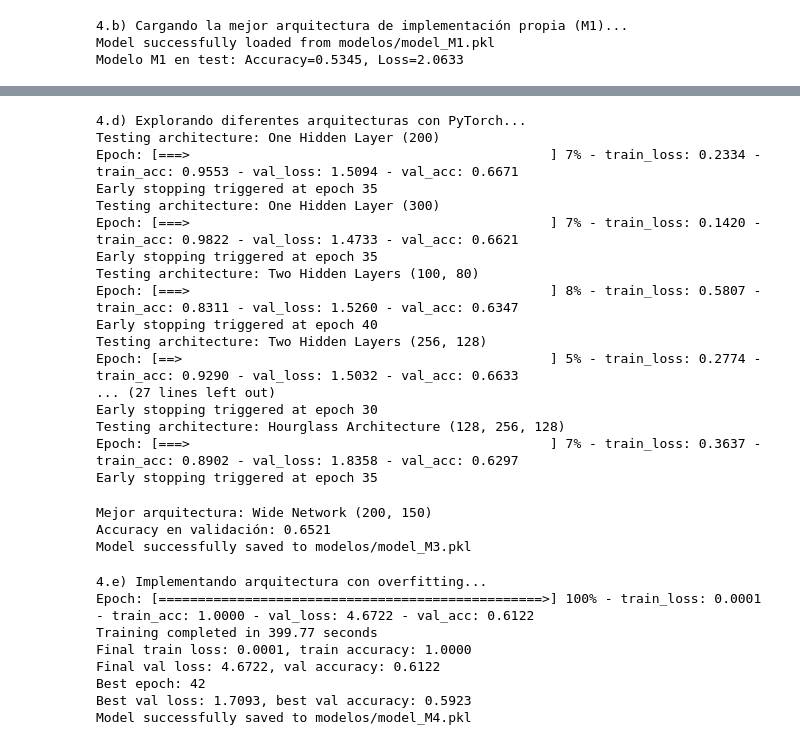
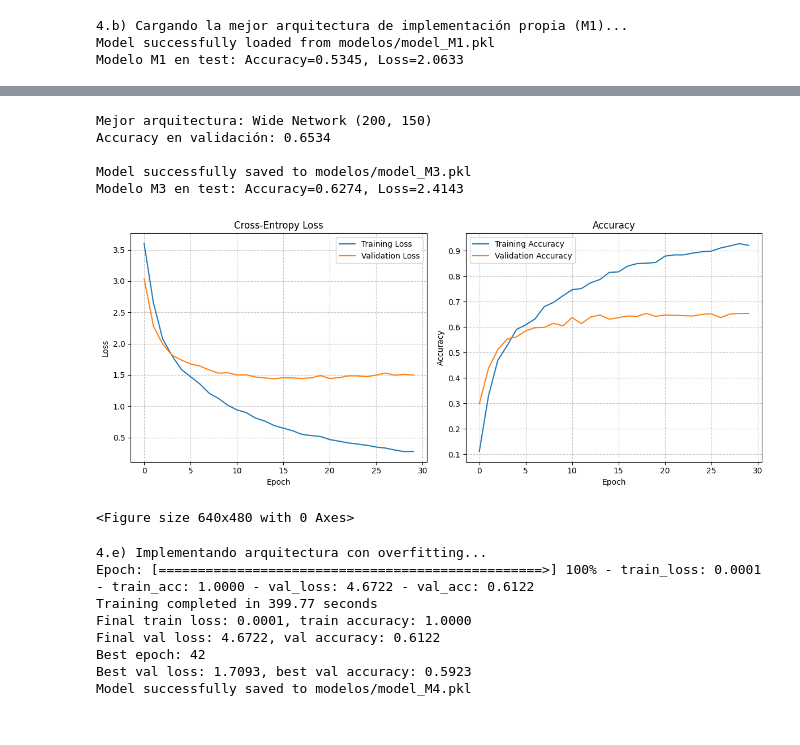
Before and after one commit to elianaostro/ML, a Jupyter notebook: Ostrovsky_Eliana_TP3 copy/Ostrovsky_Eliana_Notebook_TP3.ipynb, the cells around one changed output, grey strips where cells are left out. Drawn from its saved outputs; the diff is of its cells as text; code cells hidden in the pictures.

```diff
--- a/Ostrovsky_Eliana_TP3 copy/Ostrovsky_Eliana_Notebook_TP3.ipynb
+++ b/Ostrovsky_Eliana_TP3 copy/Ostrovsky_Eliana_Notebook_TP3.ipynb
@@ -727,70 +734,23 @@ Early stopping triggered at epoch 37
-# %%
-print("\n4.d) Explorando diferentes arquitecturas con PyTorch...")
-
-architectures = [
-    {'name': 'One Hidden Layer (200)', 'layer_sizes': [input_size, 200, output_size]},
-    {'name': 'One Hidden Layer (300)', 'layer_sizes': [input_size, 300, output_size]},
-    {'name': 'Two Hidden Layers (100, 80)', 'layer_sizes': [input_size, 100, 80, output_size]},
-    {'name': 'Two Hidden Layers (256, 128)', 'layer_sizes': [input_size, 256, 128, output_size]},
-    {'name': 'Three Hidden Layers (120, 80, 60)', 'layer_sizes': [input_size, 120, 80, 60, output_size]},
-    {'name': 'Three Hidden Layers (300, 200, 100)', 'layer_sizes': [input_size, 300, 200, 100, output_size]},
-    {'name': 'Four Hidden Layers (150, 120, 80, 60)', 'layer_sizes': [input_size, 150, 120, 80, 60, output_size]},
-    {'name': 'Four Hidden Layers (256, 192, 128, 64)', 'layer_sizes': [input_size, 256, 192, 128, 64, output_size]},
-    {'name': 'Wide Network (200, 150)', 'layer_sizes': [input_size, 200, 150, output_size]},
-    {'name': 'Wide Network (400, 300)', 'layer_sizes': [input_size, 400, 300, output_size]},
-    {'name': 'Deep Narrow Network (80, 60, 40, 20)', 'layer_sizes': [input_size, 80, 60, 40, 20, output_size]},
-    {'name': 'Very Deep Network (512, 256, 128, 64, 32)', 'layer_sizes': [input_size, 512, 256, 128, 64, 32, output_size]},
-    {'name': 'Bottleneck Architecture (300, 100, 300)', 'layer_sizes': [input_size, 300, 100, 300, output_size]},
-    {'name': 'Hourglass Architecture (128, 256, 128)', 'layer_sizes': [input_size, 128, 256, 128, output_size]}
-]
-
-config = {
-    'learning_rate': 0.001,
-    'l2_lambda': 0.0005,
-    'dropout_rate': 0.2,
-    'epochs': 500,
-    'batch_size': 64,
-    'early_stopping_patience': 15
-}
-
-architecture_results = run_architecture_experiments(
-    architectures=architectures,
-    configuration=config,
-    NeuralNetwork=PyTorchNetwork,
-    X_train=X_train,
-    y_train=y_train,
-    X_val=X_val,
-    y_val=y_val
-)
-# %% [output]
-4.d) Explorando diferentes arquitecturas con PyTorch...
-Testing architecture: One Hidden Layer (200)
-Epoch: [===>                                              ] 7% - train_loss: 0.2334 - train_acc: 0.9553 - val_loss: 1.5094 - val_acc: 0.6671
-Early stopping triggered at epoch 35
-Testing architecture: One Hidden Layer (300)
-Epoch: [===>                                              ] 7% - train_loss: 0.1420 - train_acc: 0.9822 - val_loss: 1.4733 - val_acc: 0.6621
-Early stopping triggered at epoch 35
-Testing architecture: Two Hidden Layers (100, 80)
-Epoch: [===>                                              ] 8% - train_loss: 0.5807 - train_acc: 0.8311 - val_loss: 1.5260 - val_acc: 0.6347
-Early stopping triggered at epoch 40
-Testing architecture: Two Hidden Layers (256, 128)
-Epoch: [==>                                               ] 5% - train_loss: 0.2774 - train_acc: 0.9290 - val_loss: 1.5032 - val_acc: 0.6633
-... (27 lines left out)
-Early stopping triggered at epoch 30
-Testing architecture: Hourglass Architecture (128, 256, 128)
-Epoch: [===>                                              ] 7% - train_loss: 0.3637 - train_acc: 0.8902 - val_loss: 1.8358 - val_acc: 0.6297
-Early stopping triggered at epoch 35
 # %%
 best_arch = max(architecture_results, key=lambda x: x['final_val_accuracy'])
 model_M3 = best_arch['model']
 
-print(f"\nMejor arquitectura: {best_arch['name']}")
-print(f"Accuracy en validación: {best_arch['final_val_accuracy']:.4f}")
+print(f"Mejor arquitectura: {best_arch['name']}")
+print(f"Accuracy en validación: {best_arch['final_val_accuracy']:.4f}\n")
 save_model(model_M3, "model_M3.pkl")
+test_acc_M3, test_loss_M3, test_pred_M3 = model_M2.evaluate(X_test, y_test)
+print(f"Modelo M3 en test: Accuracy={test_acc_M3:.4f}, Loss={test_loss_M3:.4f}")
 # %% [output]
 Mejor arquitectura: Wide Network (200, 150)
-Accuracy en validación: 0.6521
+Accuracy en validación: 0.6534
+
 Model successfully saved to modelos/model_M3.pkl
+Modelo M3 en test: Accuracy=0.6274, Loss=2.4143
+# %%
+plot_learning_curves(best_arch['history'])
+# %% [output]
+[figure, added]
+<Figure size 640x480 with 0 Axes>
 # %%
 print("\n4.e) Implementando arquitectura con overfitting...")
 
```
Also changed, not shown: parts of 10 cells of this notebook, 27 other files.
